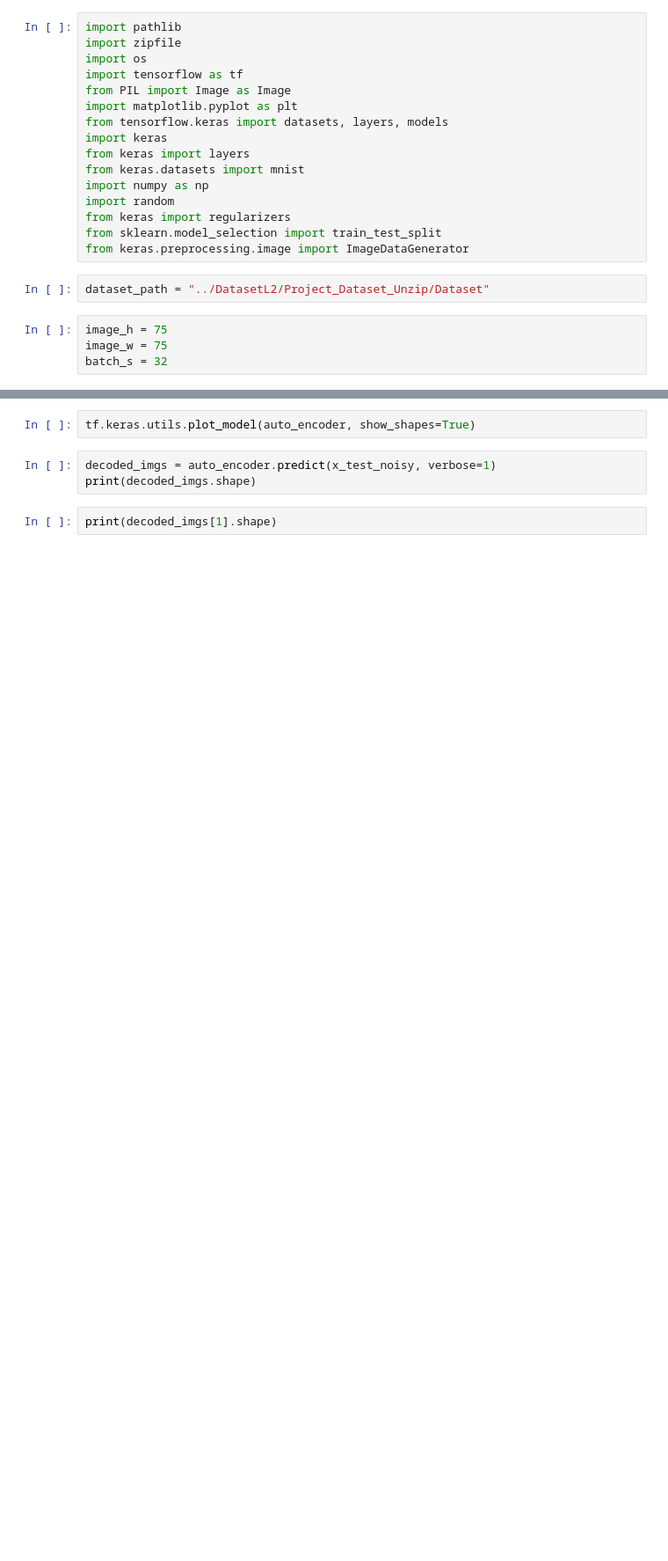
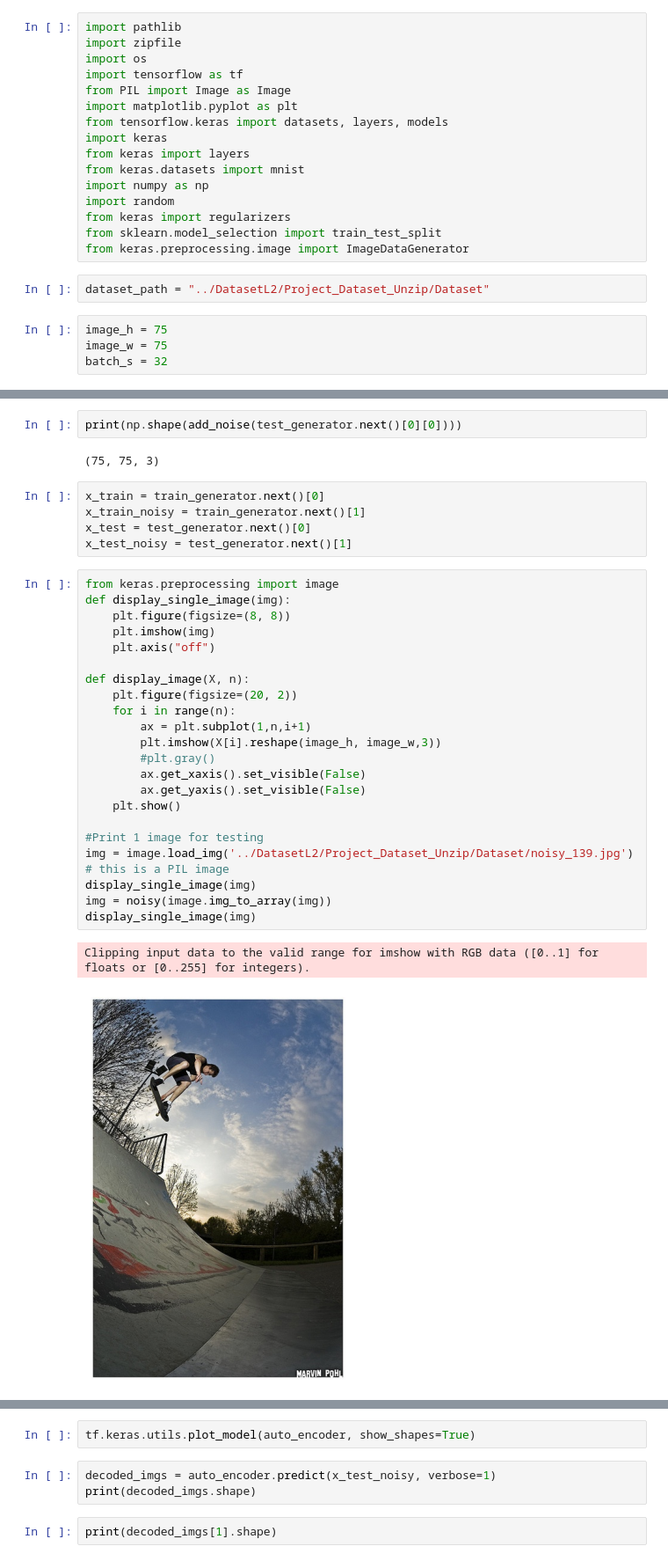
Before and after one commit to Variares1/Projet_DataScience_A5, a Jupyter notebook: final/Livrable 2 test.ipynb, the cells around one changed output, grey strips where cells are left out. Shown at 88% size. Saved outputs shown, nothing was run; the diff lists cells and outputs as text; blank space fills up the shorter version.

Commit message:
Update test for Livrable 2_test

```diff
--- a/final/Livrable 2 test.ipynb
+++ b/final/Livrable 2 test.ipynb
@@ -47,0 +126,34 @@ x_test_noisy = x_test + noise_factor * np.random.normal(loc=0.0, scale=1.0, size
+# %%
+print(np.shape(add_noise(test_generator.next()[0][0])))
+# %% [output]
+(75, 75, 3)
+# %%
+x_train = train_generator.next()[0]
+x_train_noisy = train_generator.next()[1]
+x_test = test_generator.next()[0]
+x_test_noisy = test_generator.next()[1]
+# %%
+from keras.preprocessing import image
+def display_single_image(img):
+    plt.figure(figsize=(8, 8))
+    plt.imshow(img)
+    plt.axis("off")
+
+def display_image(X, n):
+    plt.figure(figsize=(20, 2))
+    for i in range(n):
+        ax = plt.subplot(1,n,i+1)
+        plt.imshow(X[i].reshape(image_h, image_w,3))
+        #plt.gray()
+        ax.get_xaxis().set_visible(False)
+        ax.get_yaxis().set_visible(False)
+    plt.show()
+
+#Print 1 image for testing
+img = image.load_img('../DatasetL2/Project_Dataset_Unzip/Dataset/noisy_139.jpg')  # this is a PIL image
+display_single_image(img)
+img = noisy(image.img_to_array(img))
+display_single_image(img)
+# %% [output]
+Clipping input data to the valid range for imshow with RGB data ([0..1] for floats or [0..255] for integers).
+[figure, added]
```
Also changed, not shown: parts of 9 cells of this notebook.
